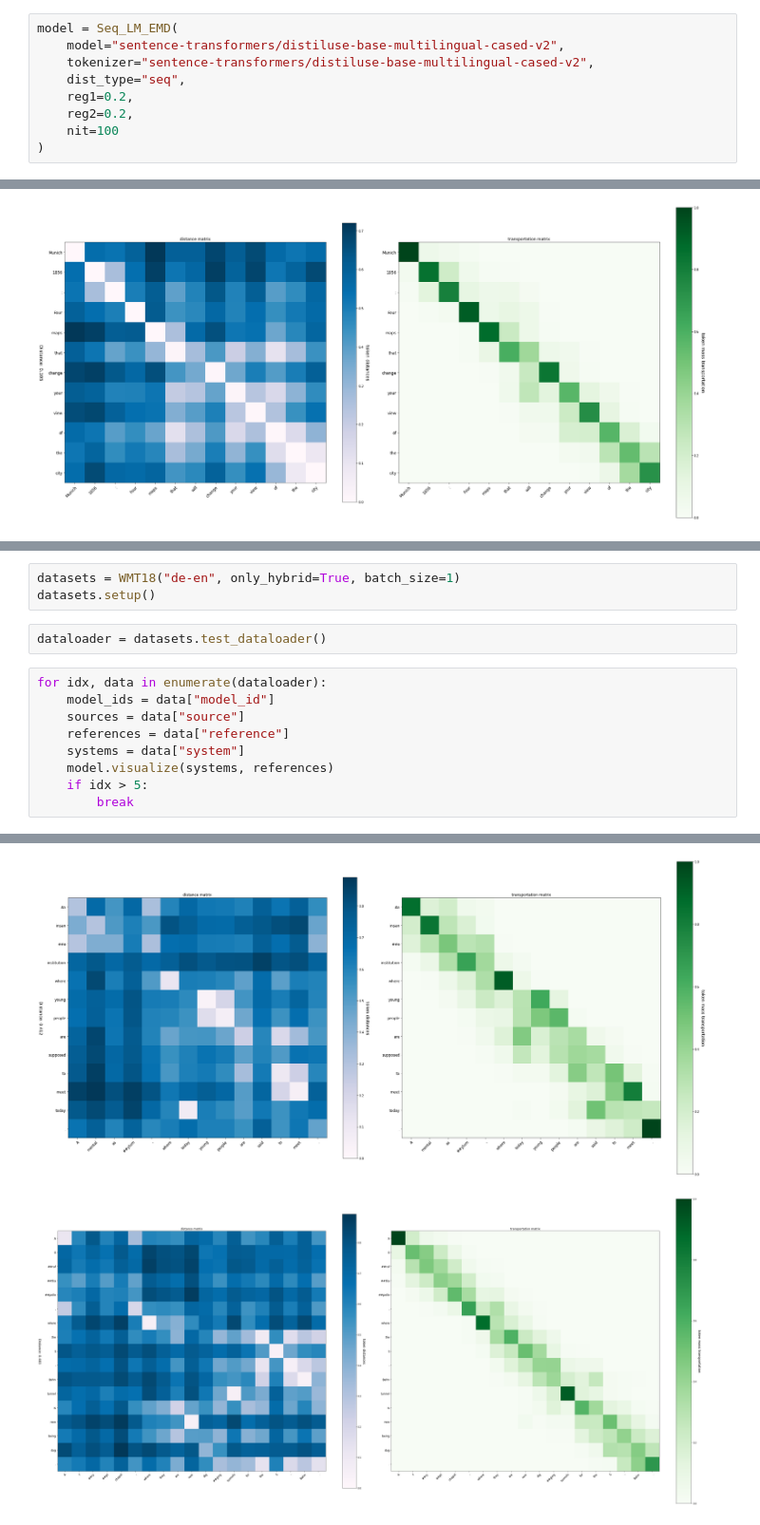
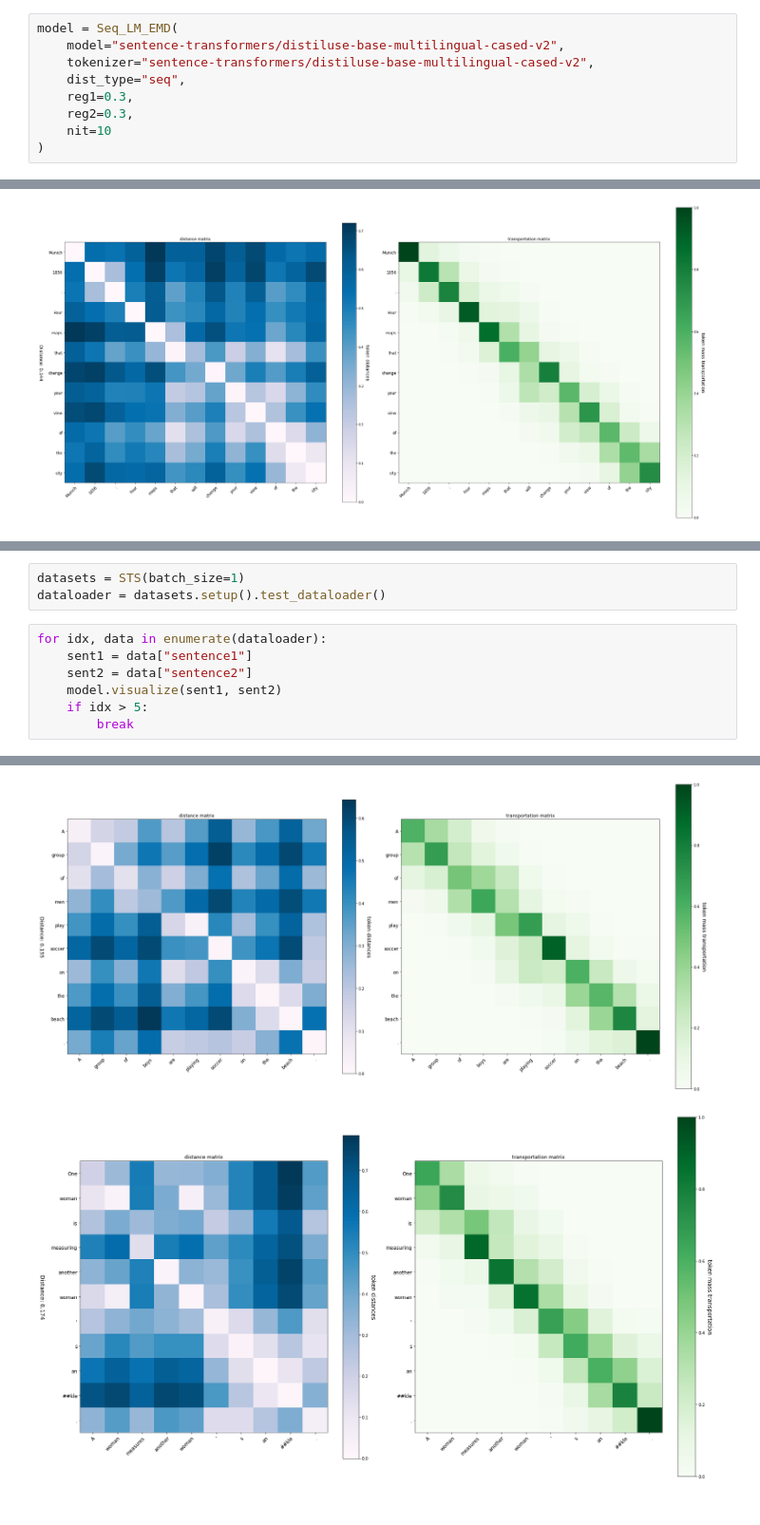
Before and after one commit to eriknovak/OPWScore, a Jupyter notebook: notebooks/01-eriknovak-seq-lm-emd.ipynb, the cells around one changed output, grey strips where cells are left out. Shown at 95% size. Drawn from its saved outputs; the diff is of its cells as text.

Commit message:
:hammer: Add test and eval scripts

```diff
--- a/notebooks/01-eriknovak-seq-lm-emd.ipynb
+++ b/notebooks/01-eriknovak-seq-lm-emd.ipynb
@@ -11,9 +11,9 @@ model = Seq_LM_EMD(
     model="sentence-transformers/distiluse-base-multilingual-cased-v2",
     tokenizer="sentence-transformers/distiluse-base-multilingual-cased-v2",
     dist_type="seq",
-    reg1=0.2,
-    reg2=0.2,
-    nit=100
+    reg1=0.3,
+    reg2=0.3,
+    nit=10
 )
 # %%
 system_text = "Erik eats an apple"
@@ -35,15 +35,11 @@ from src.data.WMT18 import WMT18
 # %%
-datasets = WMT18("de-en", only_hybrid=True, batch_size=1)
-datasets.setup()
+datasets = STS(batch_size=1)
+dataloader = datasets.setup().test_dataloader()
-# %%
-dataloader = datasets.test_dataloader()
 # %%
 for idx, data in enumerate(dataloader):
-    model_ids = data["model_id"]
-    sources = data["source"]
-    references = data["reference"]
-    systems = data["system"]
-    model.visualize(systems, references)
+    sent1 = data["sentence1"]
+    sent2 = data["sentence2"]
+    model.visualize(sent1, sent2)
     if idx > 5:
         break
 # %% [output]
@@ -51,2 +54,2 @@ for idx, data in enumerate(dataloader):
-[figure, old version]
+[figure, new version]
-[figure, old version]
+[figure, new version]
```
Also changed, not shown: parts of 2 cells of this notebook, 19 other files.
